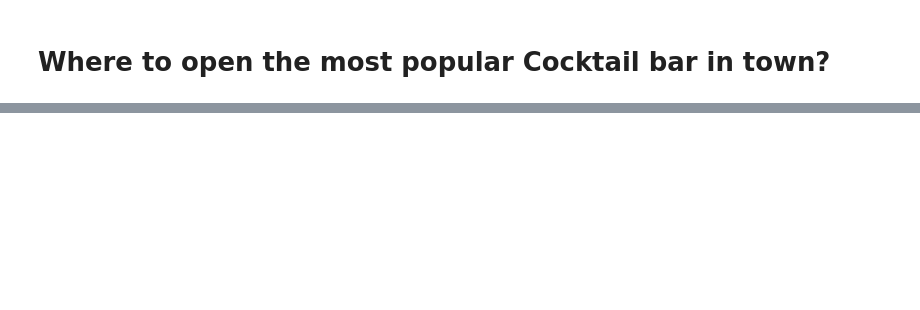
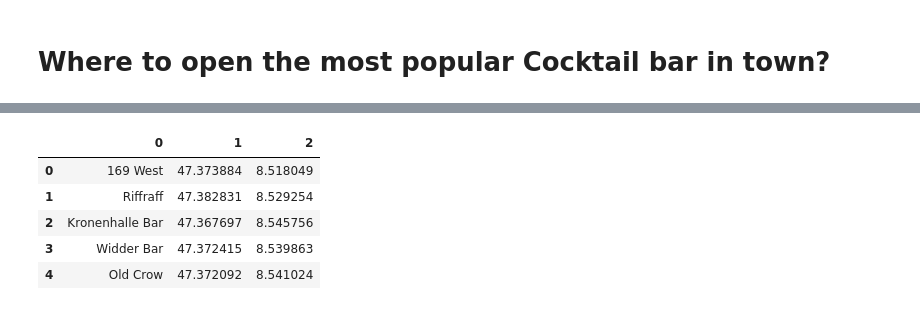
Before and after one commit to GitHub-CoderCH/Capstone, a Jupyter notebook: Final Piece: Cocktail bar.ipynb, the cells around one changed output, grey strips where cells are left out. Drawn from its saved outputs; the diff is of its cells as text; code cells hidden in the pictures; blank space fills up the shorter version.

```diff
--- a/Final Piece: Cocktail bar.ipynb
+++ b/Final Piece: Cocktail bar.ipynb
@@ -15,0 +65,29 @@ To do this 4 clusters of restaurants and rival bars were created. Based on the d
+# %%
+#other search parameters
+city = 'Zürich'
+# %%
+#funtion to search for a query near a city, returns json file
+def SearchVenues(query):
+
+    search_results=[]
+    for searchtopic in zip(query):
+        url = 'https://api.foursquare.com/v2/venues/explore?&client_id={}&client_secret={}&v={}&near={}&limit={}&query={}'.format(
+            CLIENT_ID,
+            CLIENT_SECRET,
+            VERSION,
+            city,
+            Limit,
+            query)
+        results = requests.get(url).json()['response']['groups'][0]['items']
+
+        search_results.append([(
+            v['venue']['name'],
+            v['venue']['location']['lat'],
+            v['venue']['location']['lng']) for v in results])
+
+        return (search_results)
+# %%
+#creating json file with wanted content
+query1 = 'restaurant'
+restaurants = SearchVenues(query1)
+restaurants
@@ -15,0 +112,4 @@ To do this 4 clusters of restaurants and rival bars were created. Based on the d
+# %%
+query2 = 'drinks'
+bars = SearchVenues(query2)
+bars
@@ -15,0 +134,12 @@ To do this 4 clusters of restaurants and rival bars were created. Based on the d
+# %%
+#writting json data into panda df
+df_rest = pd.DataFrame(item for venue_list in restaurants for item in venue_list)
+df_bars = pd.DataFrame(item for venue_list in bars for item in venue_list)
+df_bars.head(5)
+# %% [output]
+|  | 0 | 1 | 2 |
+| 0 | 169 West | 47.373884 | 8.518049 |
+| 1 | Riffraff | 47.382831 | 8.529254 |
+| 2 | Kronenhalle Bar | 47.367697 | 8.545756 |
+| 3 | Widder Bar | 47.372415 | 8.539863 |
+| 4 | Old Crow | 47.372092 | 8.541024 |
```
Also changed, not shown: parts of 15 cells of this notebook.
